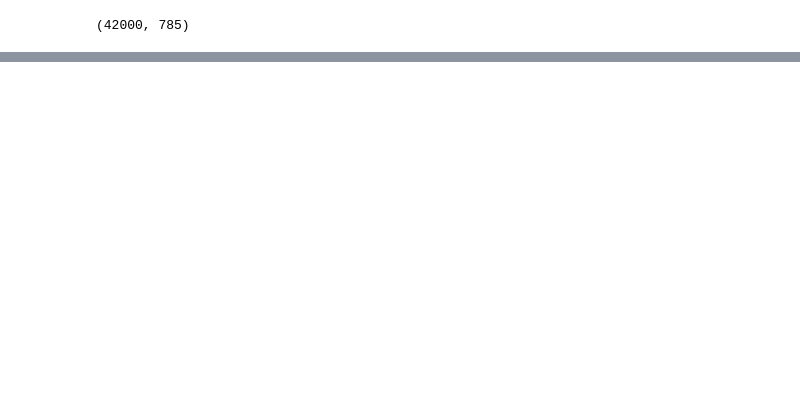
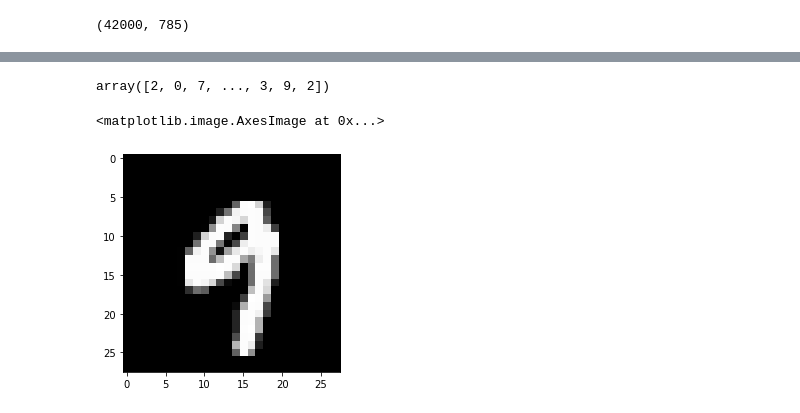
Before and after one commit to rachita-ramesh/introduction_ml, a Jupyter notebook: ClassCode/Day2.ipynb, the cells around one changed output, grey strips where cells are left out. Drawn from its saved outputs; the diff is of its cells as text; code cells hidden in the pictures; blank space fills up the shorter version.

```diff
--- a/ClassCode/Day2.ipynb
+++ b/ClassCode/Day2.ipynb
@@ -669,0 +704,2 @@ Epoch: 10,iter: 420 Acc: 0.67
+# %%
+m=pd.read_csv("/Users/gunnvantsaini/OneDrive/project_codes/content/dl_basics/sony/data/mnist_test.csv")
@@ -669,0 +713,4 @@ Epoch: 10,iter: 420 Acc: 0.67
+# %%
+X_test=m.values
+# %%
+X_test=X_test/255.0
@@ -669,0 +721,9 @@ Epoch: 10,iter: 420 Acc: 0.67
+# %%
+preds
+# %% [output]
+array([2, 0, 7, ..., 3, 9, 2])
+# %%
+plt.imshow(X_test[-2].reshape((28,28)),cmap="gray")
+# %% [output]
+<matplotlib.image.AxesImage at 0x...>
+[figure, added]
```
Also changed, not shown: parts of 11 cells of this notebook.
